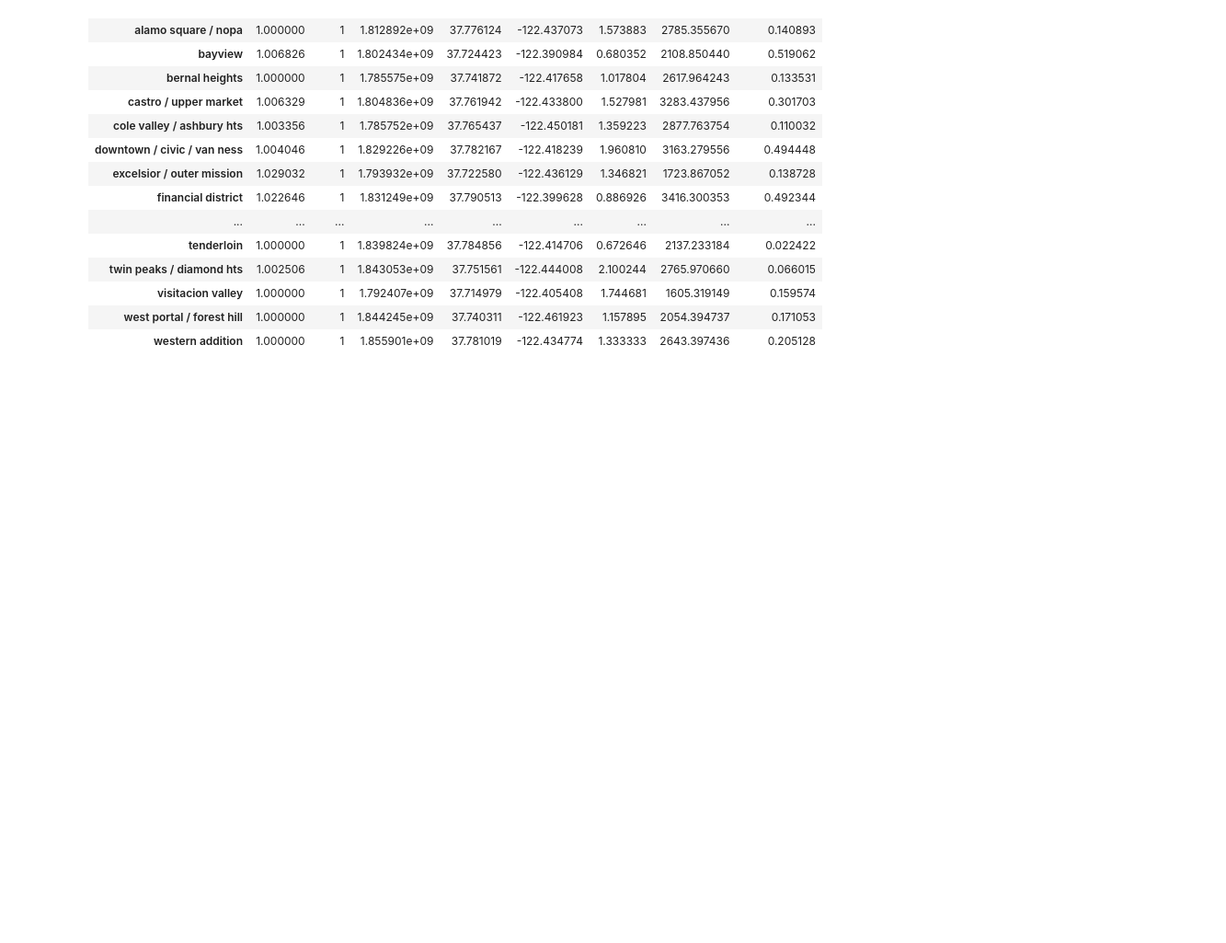
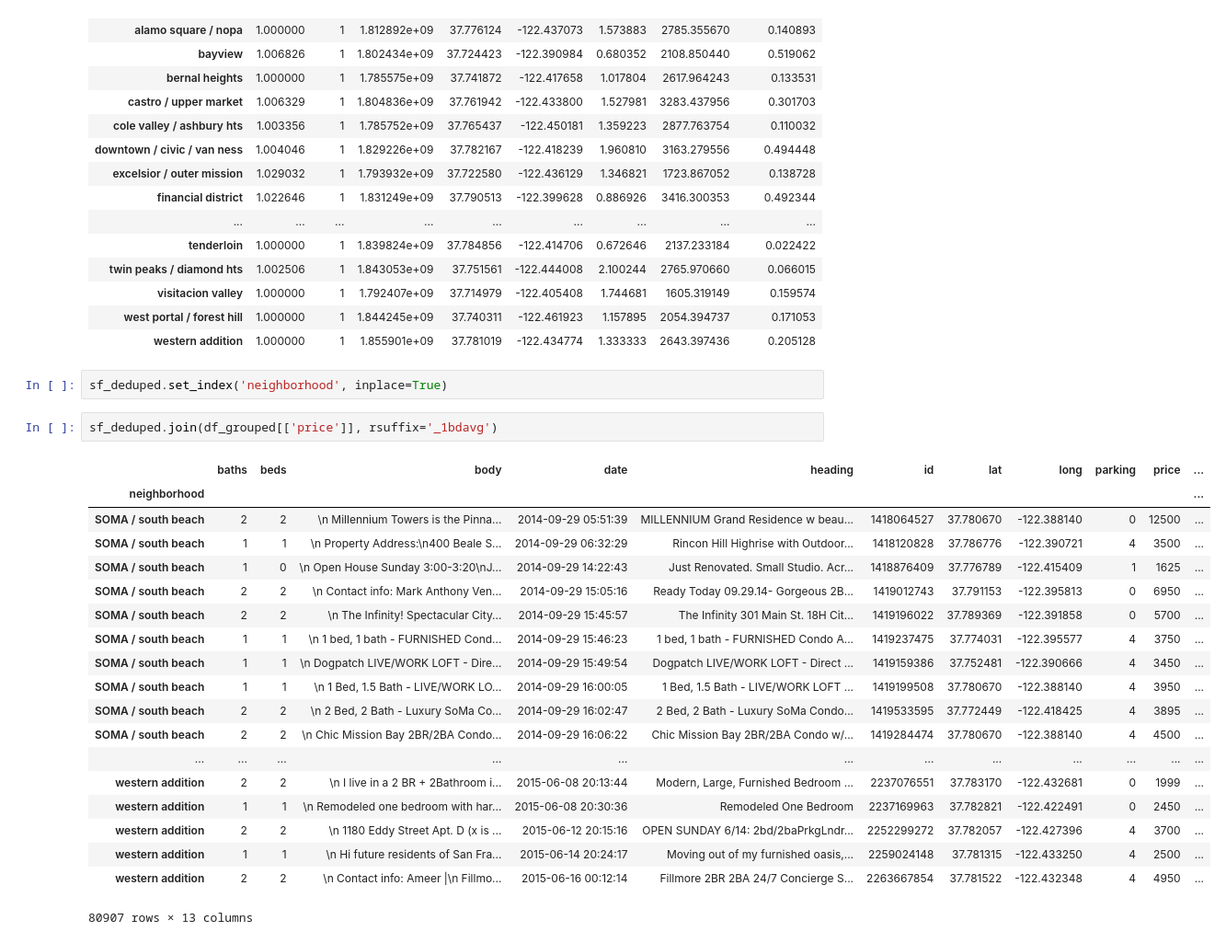
Before and after one commit to jonoleson/PriceMyRental, a Jupyter notebook: rental_data_eda.ipynb, the cells around one changed output. Shown at 92% size. Drawn from its saved outputs; the diff is of its cells as text; blank space fills up the shorter version.

```diff
--- a/rental_data_eda.ipynb
+++ b/rental_data_eda.ipynb
@@ -141,3 +141,27 @@ df_grouped
 | visitacion valley | 1.000000 | 1 | 1.792407e+09 | 37.714979 | -122.405408 | 1.744681 | 1605.319149 | 0.159574 |
 | west portal / forest hill | 1.000000 | 1 | 1.844245e+09 | 37.740311 | -122.461923 | 1.157895 | 2054.394737 | 0.171053 |
 | western addition | 1.000000 | 1 | 1.855901e+09 | 37.781019 | -122.434774 | 1.333333 | 2643.397436 | 0.205128 |
+# %%
+sf_deduped.set_index('neighborhood', inplace=True)
+# %%
+sf_deduped.join(df_grouped[['price']], rsuffix='_1bdavg')
+# %% [output]
+|  | baths | beds | body | date | heading | id | lat | long | parking | price | ... |
+| neighborhood |  |  |  |  |  |  |  |  |  |  | ... |
+| SOMA / south beach | 2 | 2 | \n Millennium Towers is the Pinna... | 2014-09-29 05:51:39 | MILLENNIUM Grand Residence w beau... | 1418064527 | 37.780670 | -122.388140 | 0 | 12500 | ... |
+| SOMA / south beach | 1 | 1 | \n Property Address:\n400 Beale S... | 2014-09-29 06:32:29 | Rincon Hill Highrise with Outdoor... | 1418120828 | 37.786776 | -122.390721 | 4 | 3500 | ... |
+| SOMA / south beach | 1 | 0 | \n Open House Sunday 3:00-3:20\nJ... | 2014-09-29 14:22:43 | Just Renovated. Small Studio. Acr... | 1418876409 | 37.776789 | -122.415409 | 1 | 1625 | ... |
+| SOMA / south beach | 2 | 2 | \n Contact info: Mark Anthony Ven... | 2014-09-29 15:05:16 | Ready Today 09.29.14- Gorgeous 2B... | 1419012743 | 37.791153 | -122.395813 | 0 | 6950 | ... |
+| SOMA / south beach | 2 | 2 | \n The Infinity! Spectacular City... | 2014-09-29 15:45:57 | The Infinity 301 Main St. 18H Cit... | 1419196022 | 37.789369 | -122.391858 | 0 | 5700 | ... |
+| SOMA / south beach | 1 | 1 | \n 1 bed, 1 bath - FURNISHED Cond... | 2014-09-29 15:46:23 | 1 bed, 1 bath - FURNISHED Condo A... | 1419237475 | 37.774031 | -122.395577 | 4 | 3750 | ... |
+| SOMA / south beach | 1 | 1 | \n Dogpatch LIVE/WORK LOFT - Dire... | 2014-09-29 15:49:54 | Dogpatch LIVE/WORK LOFT - Direct ... | 1419159386 | 37.752481 | -122.390666 | 4 | 3450 | ... |
+| SOMA / south beach | 1 | 1 | \n 1 Bed, 1.5 Bath - LIVE/WORK LO... | 2014-09-29 16:00:05 | 1 Bed, 1.5 Bath - LIVE/WORK LOFT ... | 1419199508 | 37.780670 | -122.388140 | 4 | 3950 | ... |
+| SOMA / south beach | 2 | 2 | \n 2 Bed, 2 Bath - Luxury SoMa Co... | 2014-09-29 16:02:47 | 2 Bed, 2 Bath - Luxury SoMa Condo... | 1419533595 | 37.772449 | -122.418425 | 4 | 3895 | ... |
+| SOMA / south beach | 2 | 2 | \n Chic Mission Bay 2BR/2BA Condo... | 2014-09-29 16:06:22 | Chic Mission Bay 2BR/2BA Condo w/... | 1419284474 | 37.780670 | -122.388140 | 4 | 4500 | ... |
+| ... | ... | ... | ... | ... | ... | ... | ... | ... | ... | ... | ... |
+| western addition | 2 | 2 | \n I live in a 2 BR + 2Bathroom i... | 2015-06-08 20:13:44 | Modern, Large, Furnished Bedroom ... | 2237076551 | 37.783170 | -122.432681 | 0 | 1999 | ... |
+| western addition | 1 | 1 | \n Remodeled one bedroom with har... | 2015-06-08 20:30:36 | Remodeled One Bedroom | 2237169963 | 37.782821 | -122.422491 | 0 | 2450 | ... |
+| western addition | 2 | 2 | \n 1180 Eddy Street Apt. D (x is ... | 2015-06-12 20:15:16 | OPEN SUNDAY 6/14: 2bd/2baPrkgLndr... | 2252299272 | 37.782057 | -122.427396 | 4 | 3700 | ... |
+| western addition | 1 | 1 | \n Hi future residents of San Fra... | 2015-06-14 20:24:17 | Moving out of my furnished oasis,... | 2259024148 | 37.781315 | -122.433250 | 4 | 2500 | ... |
+| western addition | 2 | 2 | \n Contact info: Ameer |\n Fillmo... | 2015-06-16 00:12:14 | Fillmore 2BR 2BA 24/7 Concierge S... | 2263667854 | 37.781522 | -122.432348 | 4 | 4950 | ... |
+80907 rows × 13 columns
```
Also changed, not shown: 3 other files.
